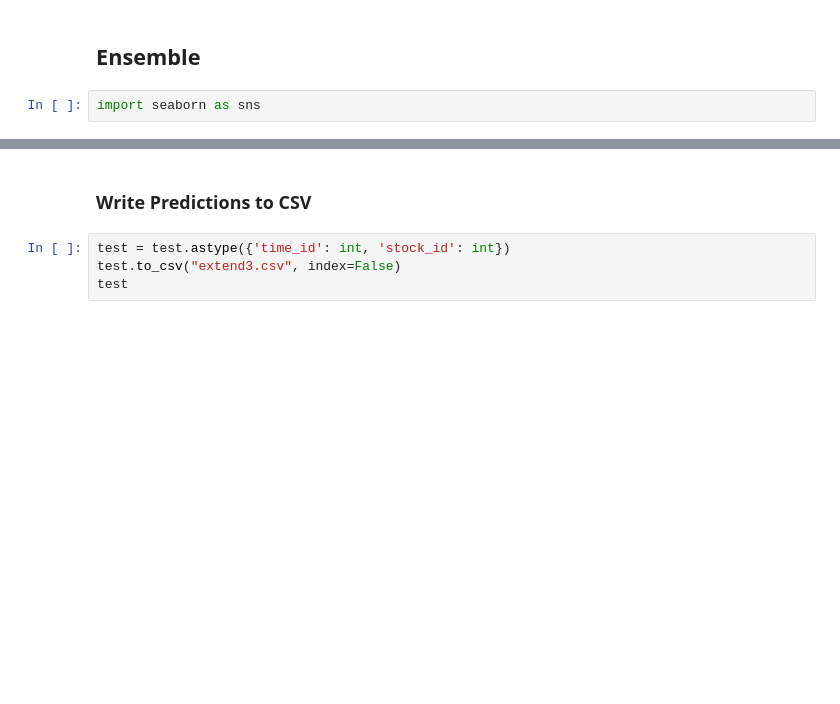
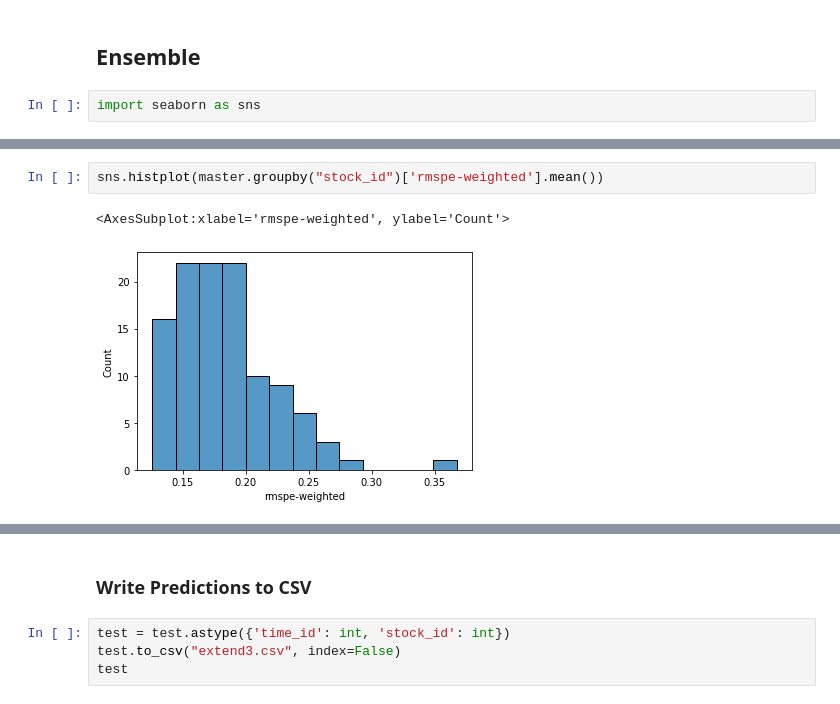
Before and after one commit to numanfr/DATA_project, a Jupyter notebook: Final-Ensemble.ipynb, the cells around one changed output, grey strips where cells are left out. Saved outputs shown, nothing was run; the diff lists cells and outputs as text; blank space fills up the shorter version.

```diff
--- a/Final-Ensemble.ipynb
+++ b/Final-Ensemble.ipynb
@@ -1598,0 +1602,5 @@ sns.boxplot(data=master[["rmspe-weighted"]], orient="h", showfliers=False)
+# %%
+sns.histplot(master.groupby("stock_id")['rmspe-weighted'].mean())
+# %% [output]
+<AxesSubplot:xlabel='rmspe-weighted', ylabel='Count'>
+[figure, added]
```
Also changed, not shown: parts of 85 cells of this notebook, 1 other file.
